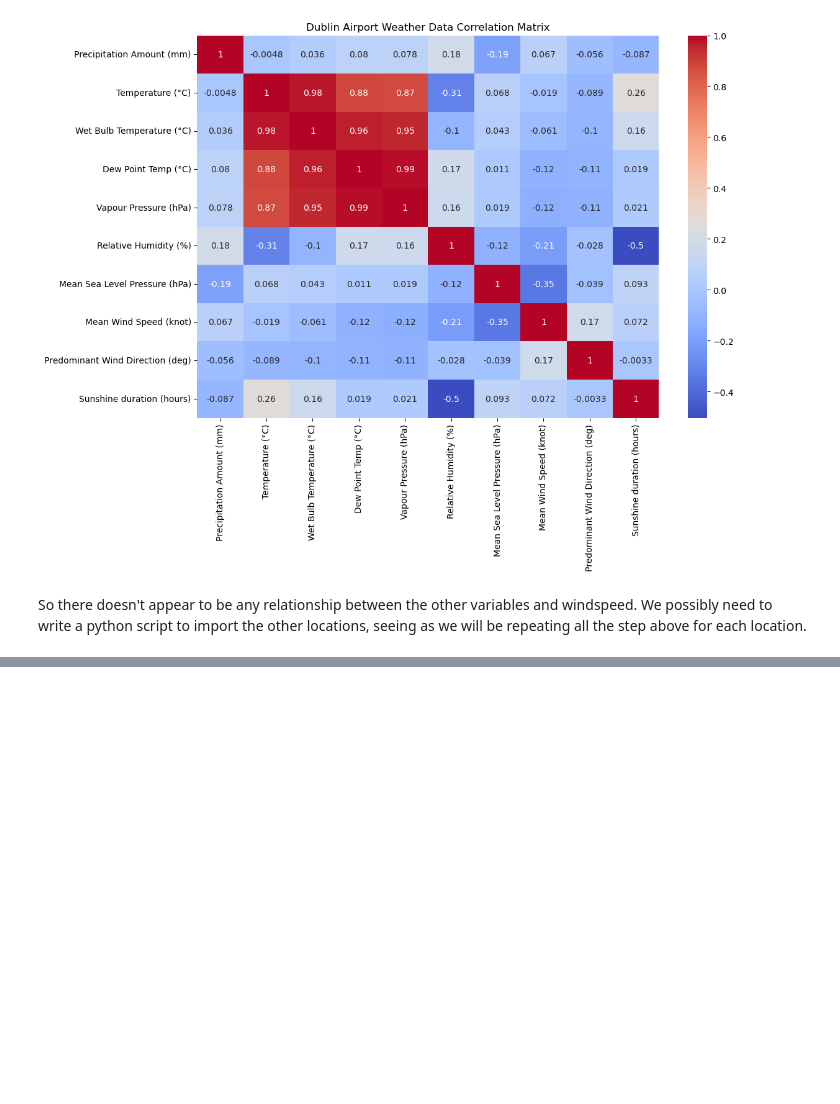
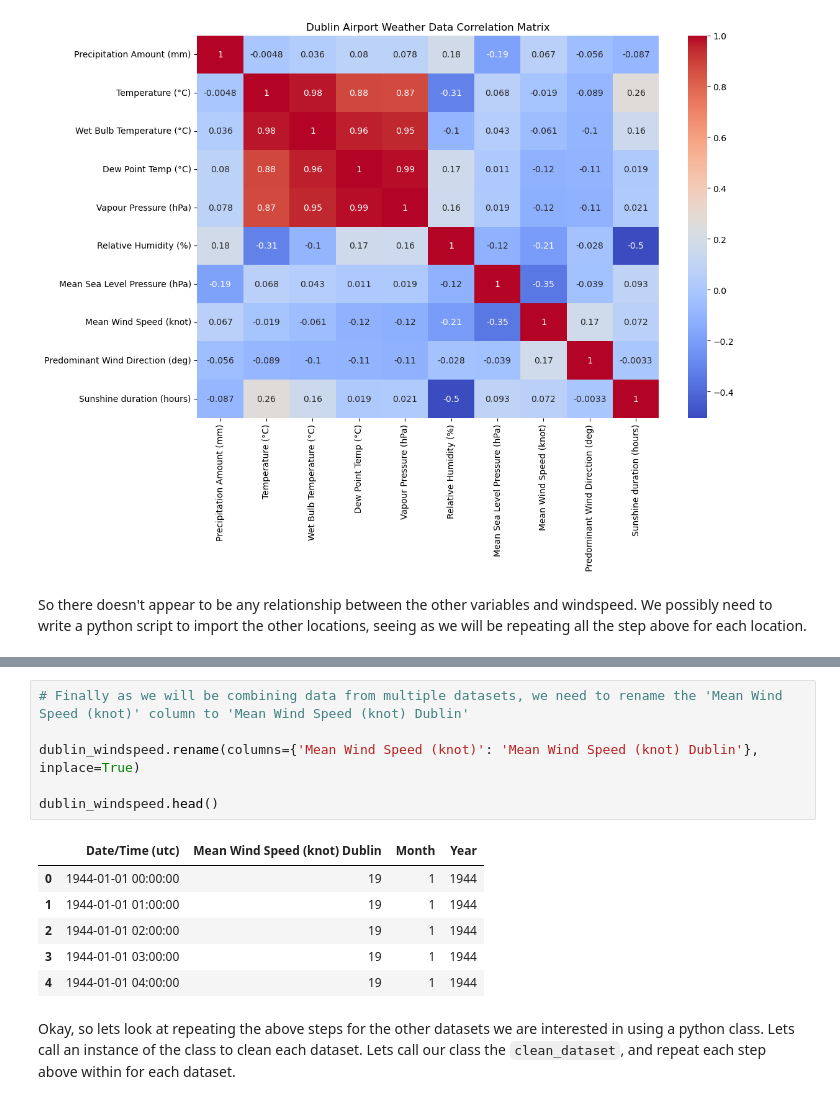
Before and after one commit to MikeCurleyCoosan/PFDA, a Jupyter notebook: PFDA_Project/windfarm.ipynb, the cells around one changed output, grey strips where cells are left out. Drawn from its saved outputs; the diff is of its cells as text; blank space fills up the shorter version.

Commit message:
Adding clean_dataset Class to import many datasets onto notebook

```diff
--- a/PFDA_Project/windfarm.ipynb
+++ b/PFDA_Project/windfarm.ipynb
@@ -194,0 +209,15 @@ So there doesn't appear to be any relationship between the other variables and w
+# %%
+# Finally as we will be combining data from multiple datasets, we need to rename the 'Mean Wind Speed (knot)' column to 'Mean Wind Speed (knot) Dublin'
+
+dublin_windspeed.rename(columns={'Mean Wind Speed (knot)': 'Mean Wind Speed (knot) Dublin'}, inplace=True)
+
+dublin_windspeed.head()
+# %% [output]
+|  | Date/Time (utc) | Mean Wind Speed (knot) Dublin | Month | Year |
+| 0 | 1944-01-01 00:00:00 | 19 | 1 | 1944 |
+| 1 | 1944-01-01 01:00:00 | 19 | 1 | 1944 |
+| 2 | 1944-01-01 02:00:00 | 19 | 1 | 1944 |
+| 3 | 1944-01-01 03:00:00 | 19 | 1 | 1944 |
+| 4 | 1944-01-01 04:00:00 | 19 | 1 | 1944 |
+# %% [markdown]
+Okay, so lets look at repeating the above steps for the other datasets we are interested in using a python class. Lets call an instance of the class to clean each dataset. Lets call our class the `clean_dataset`, and repeat each step above within for each dataset.
```
Also changed, not shown: parts of 3 cells of this notebook, 2 other files.
